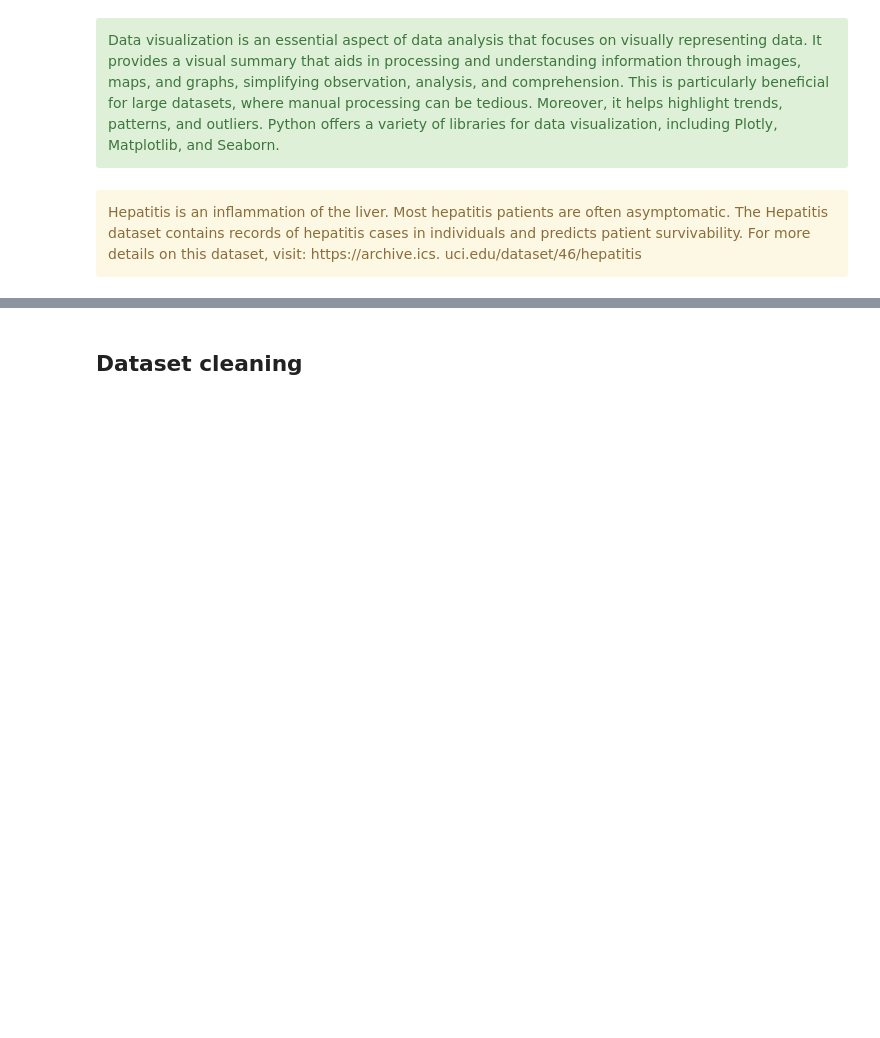
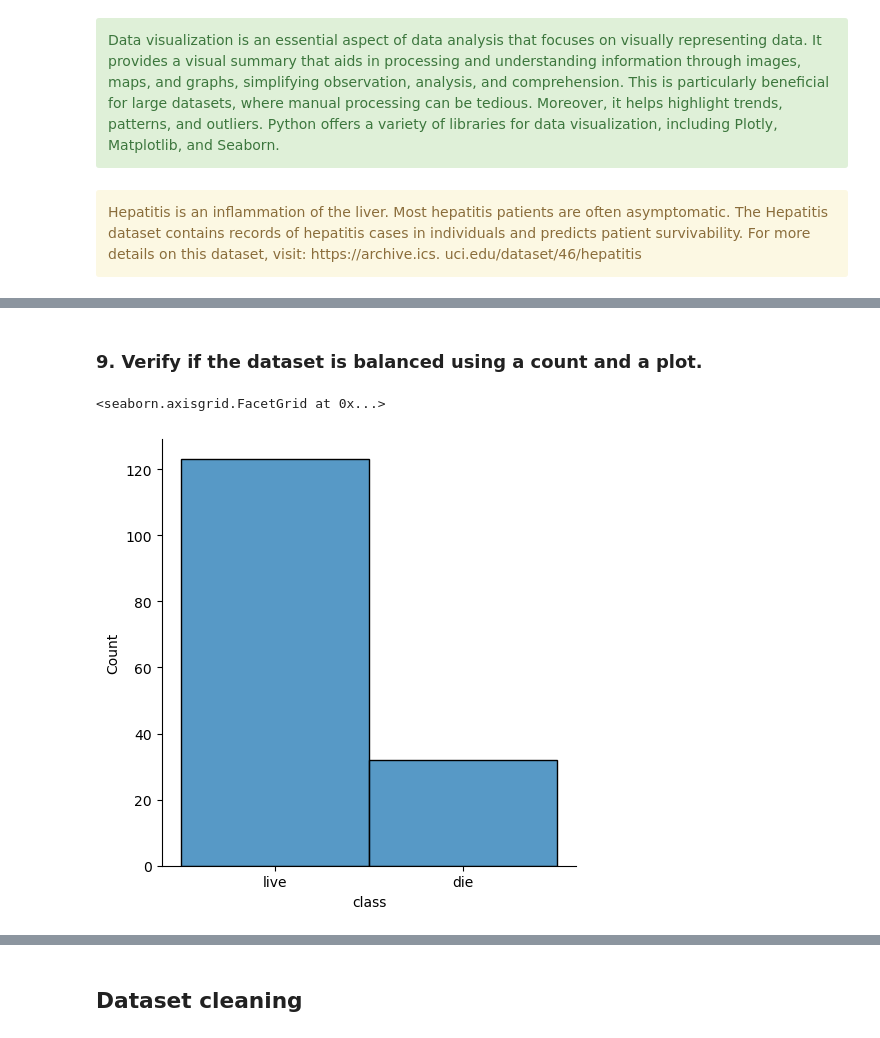
Before and after one commit to SenhadjiMSaid/ML-IASD-2CS-ESI-SBA, a Jupyter notebook: TP2/TP2.ipynb, the cells around one changed output, grey strips where cells are left out. Saved outputs shown, nothing was run; the diff lists cells and outputs as text; code cells hidden in the pictures; blank space fills up the shorter version.

```diff
--- a/TP2/TP2.ipynb
+++ b/TP2/TP2.ipynb
@@ -34,0 +37,3 @@ feature ”protime” not continuous?
+# %%
+import pandas as pd
+data = pd.read_csv('hepatitis.csv')
@@ -34,0 +140,9 @@ feature ”protime” not continuous?
+# %% [markdown]
+### 9. Verify if the dataset is balanced using a count and a plot.
+# %%
+import  seaborn as sns
+data['class'].value_counts()
+sns.displot(data, x="class")
+# %% [output]
+<seaborn.axisgrid.FacetGrid at 0x...>
+[figure, added]
```
Also changed, not shown: parts of 40 cells of this notebook, 4 other files.
